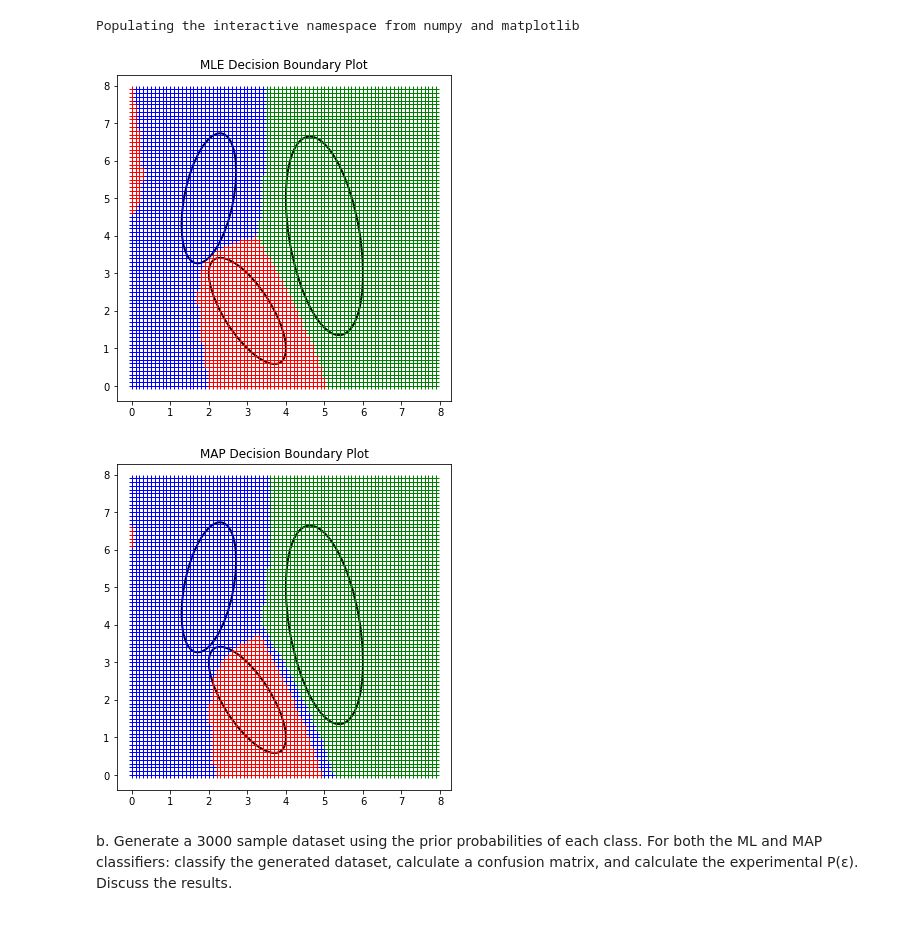
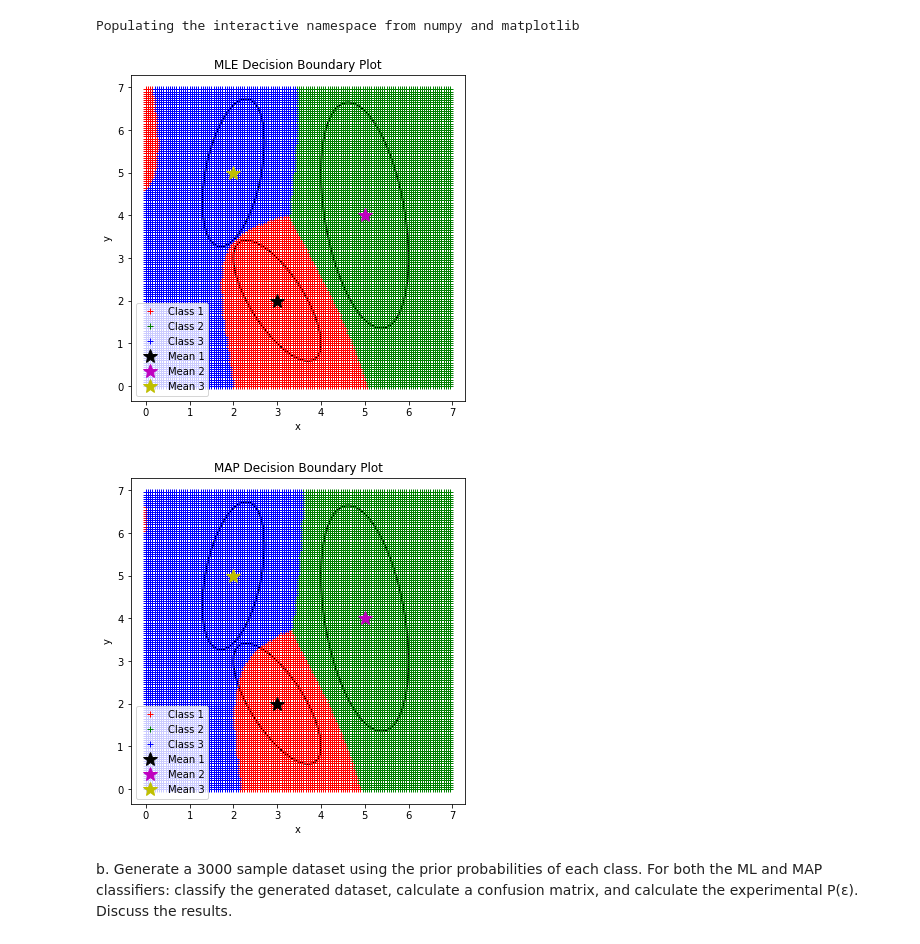
Before and after one commit to tusharchopratech/pattern_recognition_from_scratch, a Jupyter notebook: Q2.ipynb, the cells around one changed output. Saved outputs shown, nothing was run; the diff lists cells and outputs as text; code cells hidden in the pictures.

```diff
--- a/Q2.ipynb
+++ b/Q2.ipynb
@@ -62,47 +68,67 @@ Populating the interactive namespace from numpy and matplotlib
 # %%
 mle_points_c1 = []
 mle_points_c2 = []
 mle_points_c3 = []
 
-X,Y = np.mgrid[0:8:.1, 0:8:.1]
+# Generating Meshgrid
+X,Y = np.mgrid[0:7:.05, 0:7:.05]
 points=np.array([X.flatten(),Y.flatten()]).T
+
 
 for point in points:
     p_x_c1 = get_likelyhood(point, mean_1, cov_1)
     p_x_c2 = get_likelyhood(point, mean_2, cov_2)
     p_x_c3 = get_likelyhood(point, mean_3, cov_3)
 
-    if p_x_c1 > p_x_c2 and p_x_c1 > p_x_c3:  mle_points_c1.append(point.tolist())
-    elif p_x_c2 > p_x_c1 and p_x_c2 > p_x_c3:  mle_points_c2.append(point.tolist())
-    else: mle_points_c3.append(point.tolist())
+    # MLE Logic
+    if p_x_c1 > p_x_c2 and p_x_c1 > p_x_c3:  mle_points_c1.append(point.tolist()) # Classified as 1
+    elif p_x_c2 > p_x_c1 and p_x_c2 > p_x_c3:  mle_points_c2.append(point.tolist())# Classified as 2
+    else: mle_points_c3.append(point.tolist())# Classified as 3
 
 fig, ax = plt.subplots(figsize=(6,6))
 
+# Contour for class 1
 angle1=np.degrees(np.arctan((v_1[0,1])/(v_1[1,1])))*(-1)
 e1 = patches.Ellipse((mean_1), std_1[0]*2, std_1[1]*2,angle=angle1, linewidth=2, fill=False, zorder=1)
 ax.add_patch(e1)
 
+# Contour for class 2
 angle2=np.degrees(np.arctan((v_2[0,1])/(v_2[1,1])))*(-1)
 e2 = patches.Ellipse((mean_2), std_2[0]*2, std_2[1]*2,angle=angle2, linewidth=2, fill=False, zorder=1)
 ax.add_patch(e2)
 
+# Contour for class 3
 angle3=np.degrees(np.arctan((v_3[0,1])/(v_3[1,1])))*(-1)
 e3 = patches.Ellipse((mean_3), std_3[0]*2, std_3[1]*2,angle=angle3, linewidth=2, fill=False, zorder=1)
 ax.add_patch(e3)
 
+
 plt.title('MLE Decision Boundary Plot')
-plt.plot(np.array(mle_points_c1)[:,0],np.array(mle_points_c1)[:,1],'r+')
-plt.plot(np.array(mle_points_c2)[:,0],np.array(mle_points_c2)[:,1],'g+')
-plt.plot(np.array(mle_points_c3)[:,0],np.array(mle_points_c3)[:,1],'b+')
+# Plotting MLE graph points for class 1
+plt.plot(np.array(mle_points_c1)[:,0],np.array(mle_points_c1)[:,1],'r+',label='Class 1')
+# Plotting MLE graph points for class 2
+plt.plot(np.array(mle_points_c2)[:,0],np.array(mle_points_c2)[:,1],'g+',label='Class 2')
+# Plotting MLE graph points for class 3
+plt.plot(np.array(mle_points_c3)[:,0],np.array(mle_points_c3)[:,1],'b+',label='Class 3')
+# Plotting Mean for class 1
+plt.plot(mean_1[0],mean_1[1],'k*',label='Mean 1', markersize=15)
+# Plotting Mean for class 2
+plt.plot(mean_2[0],mean_2[1],'m*',label='Mean 2', markersize=15)
+# Plotting Mean for class 3
+plt.plot(mean_3[0],mean_3[1],'y*',label='Mean 3', markersize=15)
+plt.xlabel('x')
+plt.ylabel('y')
+plt.legend()
 plt.show()
 # %% [output]
-[figure, old version]
+[figure, new version]
 # %%
 map_points_c1 = []
 map_points_c2 = []
 map_points_c3 = []
 
-X,Y = np.mgrid[0:8:.1, 0:8:.1]
+# Generating Meshgrid
+X,Y = np.mgrid[0:7:.05, 0:7:.05]
 points=np.array([X.flatten(),Y.flatten()]).T
 
 
@@ -111,31 +137,47 @@ for point in points:
     p_x_c2 = get_likelyhood(point, mean_2, cov_2)
     p_x_c3 = get_likelyhood(point, mean_3, cov_3)
 
-    if p_x_c1*p_1 > p_x_c2*p_2 and p_x_c1*p_1 > p_x_c3*p_3:  map_points_c1.append(point.tolist())
-    elif p_x_c2*p_1 > p_x_c1*p_2 and p_x_c2*p_2 > p_x_c3*p_3:  map_points_c2.append(point.tolist())
-    else: map_points_c3.append(point.tolist())
+    # MAP Logic
+    if p_x_c1*p_1 > p_x_c2*p_2 and p_x_c1*p_1 > p_x_c3*p_3:  map_points_c1.append(point.tolist()) # Classified as 1
+    elif p_x_c2*p_2 > p_x_c1*p_1 and p_x_c2*p_2 > p_x_c3*p_3:  map_points_c2.append(point.tolist()) # Classified as 2
+    else: map_points_c3.append(point.tolist()) # Classified as 3
 
 
 fig, ax = plt.subplots(figsize=(6,6))
 
+# Contour for class 1
 angle1=np.degrees(np.arctan((v_1[0,1])/(v_1[1,1])))*(-1)
 e1 = patches.Ellipse((mean_1), std_1[0]*2, std_1[1]*2,angle=angle1, linewidth=2, fill=False, zorder=1)
 ax.add_patch(e1)
 
+# Contour for class 2
 angle2=np.degrees(np.arctan((v_2[0,1])/(v_2[1,1])))*(-1)
 e2 = patches.Ellipse((mean_2), std_2[0]*2, std_2[1]*2,angle=angle2, linewidth=2, fill=False, zorder=1)
 ax.add_patch(e2)
 
+# Contour for class 3
 angle3=np.degrees(np.arctan((v_3[0,1])/(v_3[1,1])))*(-1)
 e3 = patches.Ellipse((mean_3), std_3[0]*2, std_3[1]*2,angle=angle3, linewidth=2, fill=False, zorder=1)
 ax.add_patch(e3)
 
 plt.title('MAP Decision Boundary Plot')
-plt.plot(np.array(map_points_c1)[:,0],np.array(map_points_c1)[:,1],'r+')
-plt.plot(np.array(map_points_c2)[:,0],np.array(map_points_c2)[:,1],'g+')
-plt.plot(np.array(map_points_c3)[:,0],np.array(map_points_c3)[:,1],'b+')
+# Plotting MLE graph points for class 1
+plt.plot(np.array(map_points_c1)[:,0],np.array(map_points_c1)[:,1],'r+',label='Class 1')
+# Plotting MLE graph points for class 2
+plt.plot(np.array(map_points_c2)[:,0],np.array(map_points_c2)[:,1],'g+',label='Class 2')
+# Plotting MLE graph points for class 3
+plt.plot(np.array(map_points_c3)[:,0],np.array(map_points_c3)[:,1],'b+',label='Class 3')
+# Plotting Mean for class 1
+plt.plot(mean_1[0],mean_1[1],'k*',label='Mean 1', markersize=15)
+# Plotting Mean for class 2
+plt.plot(mean_2[0],mean_2[1],'m*',label='Mean 2', markersize=15)
+# Plotting Mean for class 3
+plt.plot(mean_3[0],mean_3[1],'y*',label='Mean 3', markersize=15)
+plt.xlabel('x')
+plt.ylabel('y')
+plt.legend()
 plt.show()
 # %% [output]
-[figure, old version]
+[figure, new version]
 # %% [markdown]
 b. Generate a 3000 sample dataset using the prior probabilities of each class. For both the ML and MAP classifiers: classify the generated dataset, calculate a confusion matrix, and calculate the experimental P(ε). Discuss the results.
```
Also changed, not shown: parts of 5 cells of this notebook, 7 other files.
